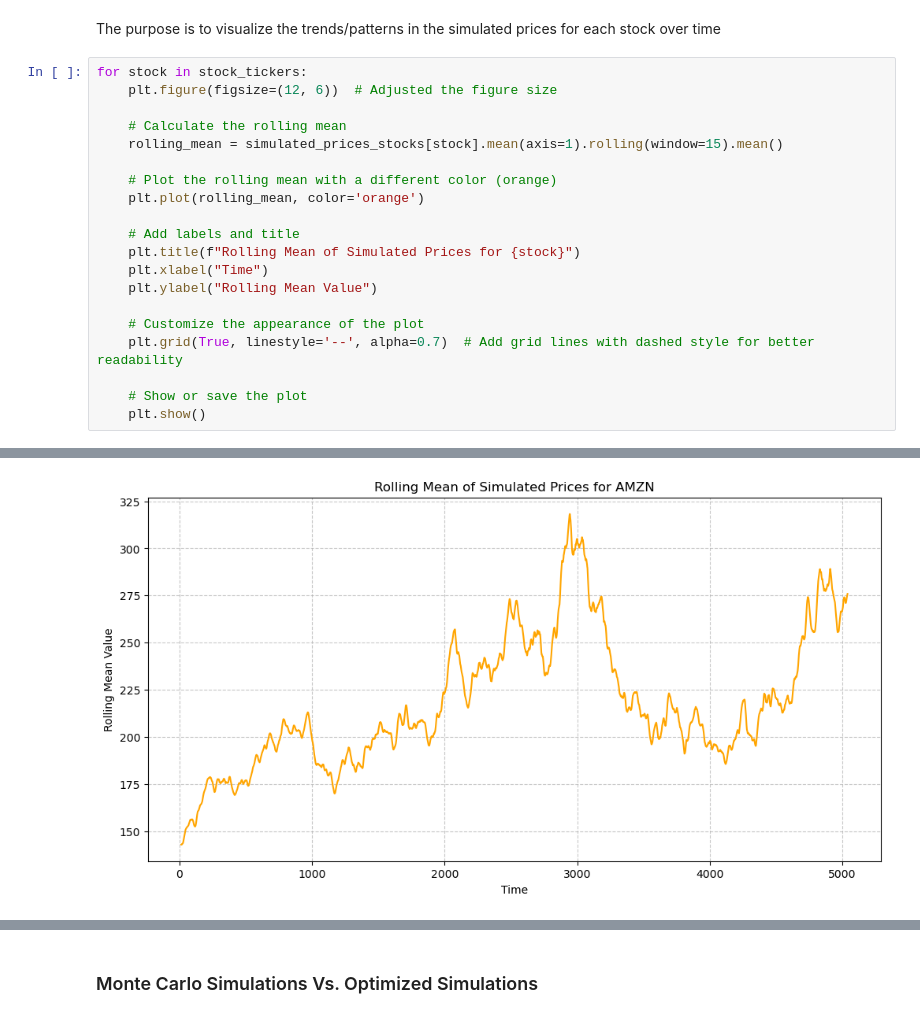
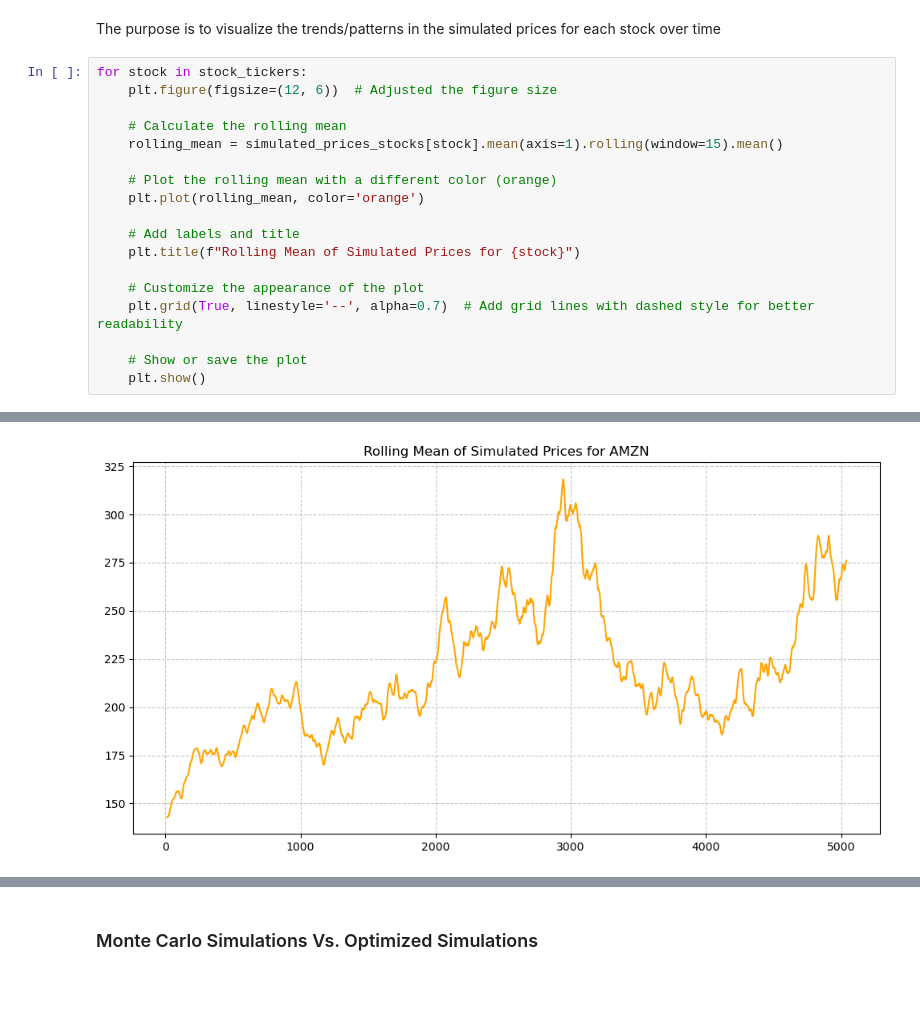
Before and after one commit to dahmadi/Capstone1, a Jupyter notebook: Portfolio.ipynb, the cells around one changed output, grey strips where cells are left out. Saved outputs shown, nothing was run; the diff lists cells and outputs as text; blank space fills up the shorter version.

```diff
--- a/Portfolio.ipynb
+++ b/Portfolio.ipynb
@@ -482,8 +484,6 @@ for stock in stock_tickers:
 
     # Add labels and title
     plt.title(f"Rolling Mean of Simulated Prices for {stock}")
-    plt.xlabel("Time")
-    plt.ylabel("Rolling Mean Value")
 
     # Customize the appearance of the plot
     plt.grid(True, linestyle='--', alpha=0.7)  # Add grid lines with dashed style for better readability
@@ -495 +495 @@ for stock in stock_tickers:
-[figure, old version]
+[figure, new version]
```
Also changed, not shown: parts of 3 cells of this notebook.
